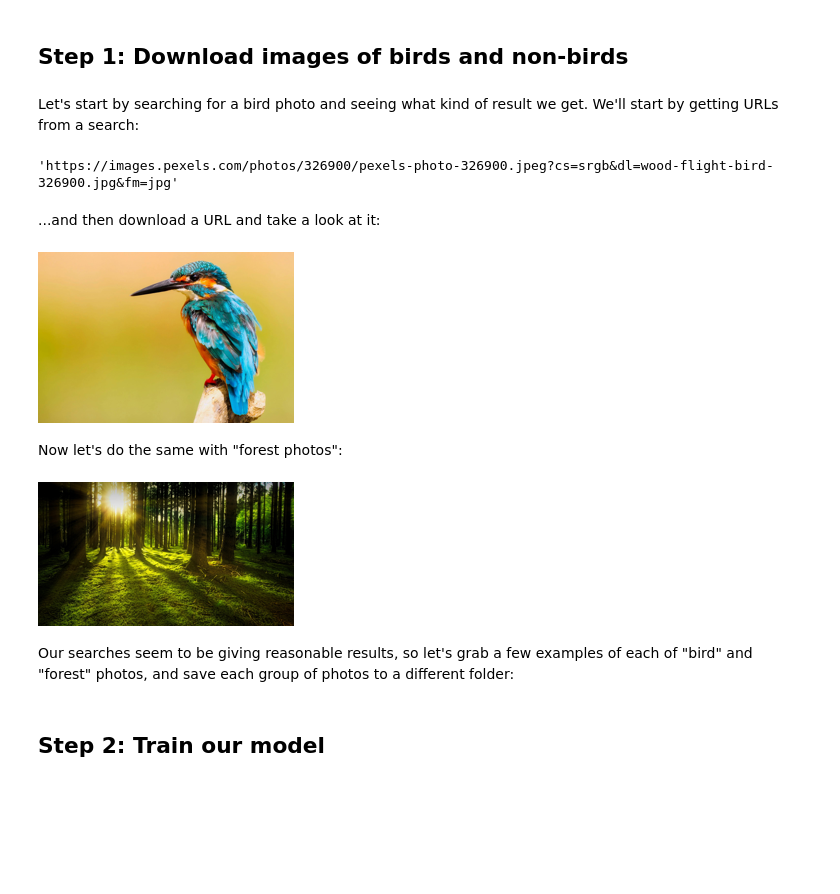
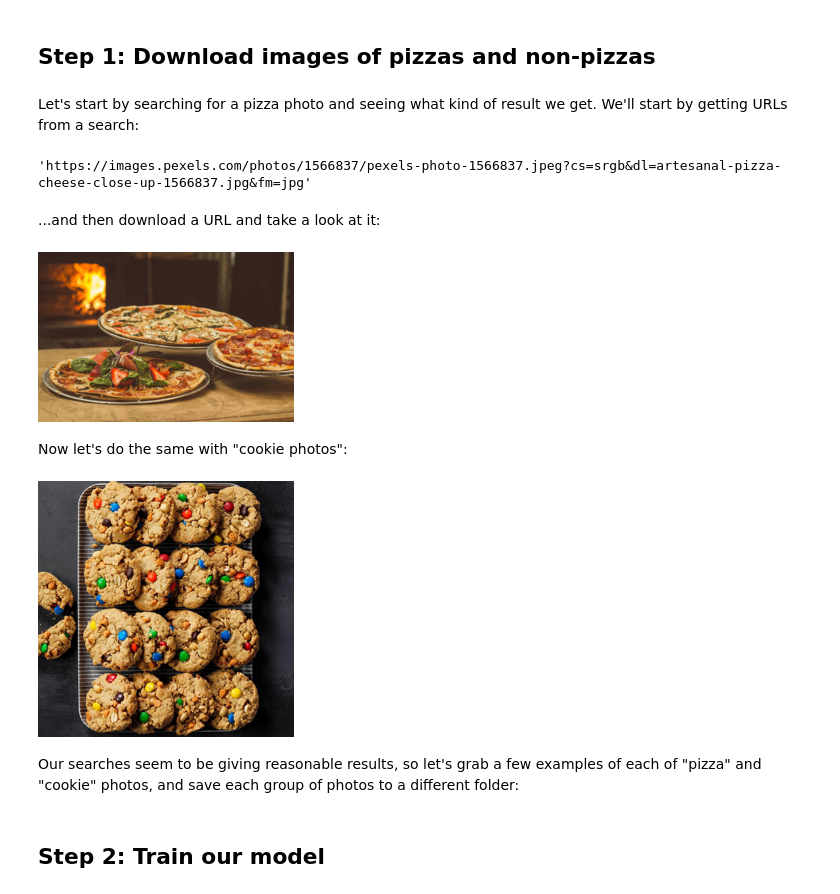
Before and after one commit to Lucas-Masaba/fastai, a Jupyter notebook: is-it-a-bird-creating-a-model-from-your-own-data.ipynb, the cells around one changed output. Cells and saved outputs as stored; diff of their text form; code cells hidden in the pictures; blank space fills up the shorter version.

Commit message:
Kaggle Notebook | pizza-not-pizza | Version 4

```diff
--- a/is-it-a-bird-creating-a-model-from-your-own-data.ipynb
+++ b/is-it-a-bird-creating-a-model-from-your-own-data.ipynb
@@ -35,5 +35,5 @@ The basic steps we'll take are:
 # %% [markdown]
-## Step 1: Download images of birds and non-birds
+## Step 1: Download images of pizzas and non-pizzas
 # %%
 from duckduckgo_search import DDGS #DuckDuckGo has changed the api so we need to update
 from fastcore.all import *
@@ -41,33 +41,33 @@ from fastcore.all import *
 def search_images(keywords, max_images=200): return L(DDGS().images(keywords, max_results=max_images)).itemgot('image')
 import time, json
 # %% [markdown]
-Let's start by searching for a bird photo and seeing what kind of result we get. We'll start by getting URLs from a search:
+Let's start by searching for a pizza photo and seeing what kind of result we get. We'll start by getting URLs from a search:
 # %%
 #NB: `search_images` depends on duckduckgo.com, which doesn't always return correct responses.
 #    If you get a JSON error, just try running it again (it may take a couple of tries).
-urls = search_images('bird photos', max_images=1)
+urls = search_images('pizza photos', max_images=1)
 urls[0]
 # %% [output]
-'https://images.pexels.com/photos/326900/pexels-photo-326900.jpeg?cs=srgb&dl=wood-flight-bird-326900.jpg&fm=jpg'
+'https://images.pexels.com/photos/1566837/pexels-photo-1566837.jpeg?cs=srgb&dl=artesanal-pizza-cheese-close-up-1566837.jpg&fm=jpg'
 # %% [markdown]
 ...and then download a URL and take a look at it:
 # %%
 from fastdownload import download_url
-dest = 'bird.jpg'
+dest = 'pizza.jpg'
 download_url(urls[0], dest, show_progress=False)
 
 from fastai.vision.all import *
 im = Image.open(dest)
 im.to_thumb(256,256)
 # %% [output]
-[figure, old version]
+[figure, new version]
 # %% [markdown]
-Now let's do the same with "forest photos":
+Now let's do the same with "cookie photos":
 # %%
-download_url(search_images('forest photos', max_images=1)[0], 'forest.jpg', show_progress=False)
-Image.open('forest.jpg').to_thumb(256,256)
+download_url(search_images('cookie photos', max_images=1)[0], 'cookie.jpg', show_progress=False)
+Image.open('cookie.jpg').to_thumb(256,256)
 # %% [output]
-[figure, old version]
+[figure, new version]
 # %% [markdown]
-Our searches seem to be giving reasonable results, so let's grab a few examples of each of "bird" and "forest" photos, and save each group of photos to a different folder:
+Our searches seem to be giving reasonable results, so let's grab a few examples of each of "pizza" and "cookie" photos, and save each group of photos to a different folder:
 # %%
```
Also changed, not shown: parts of 11 cells of this notebook.
